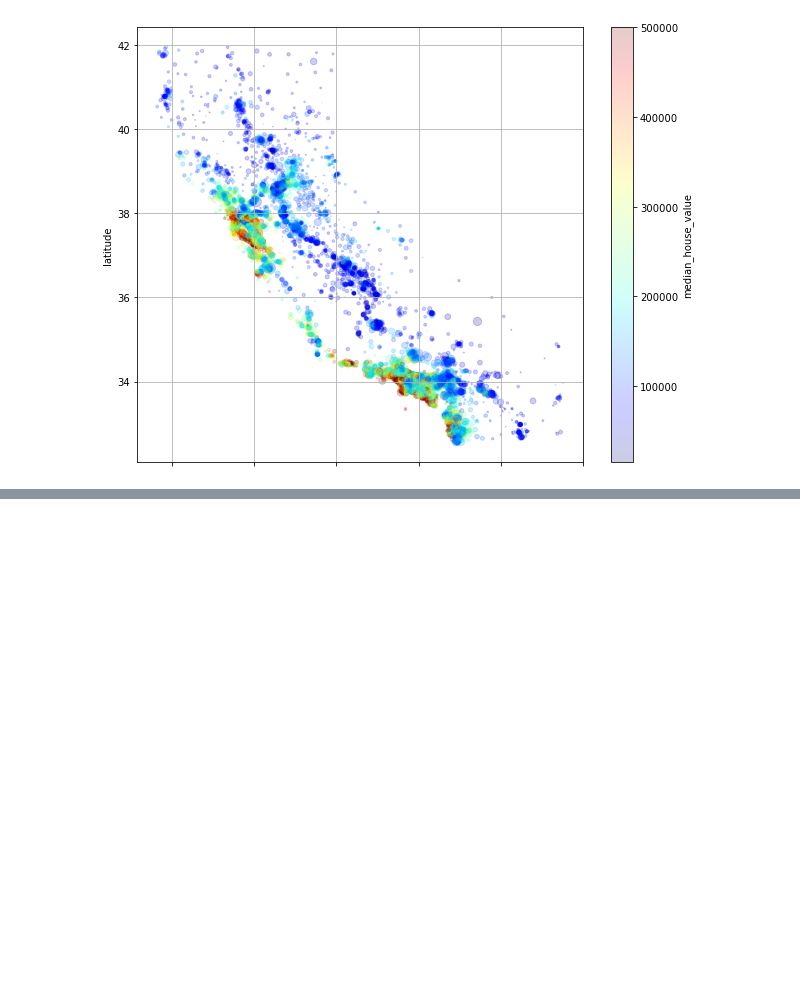
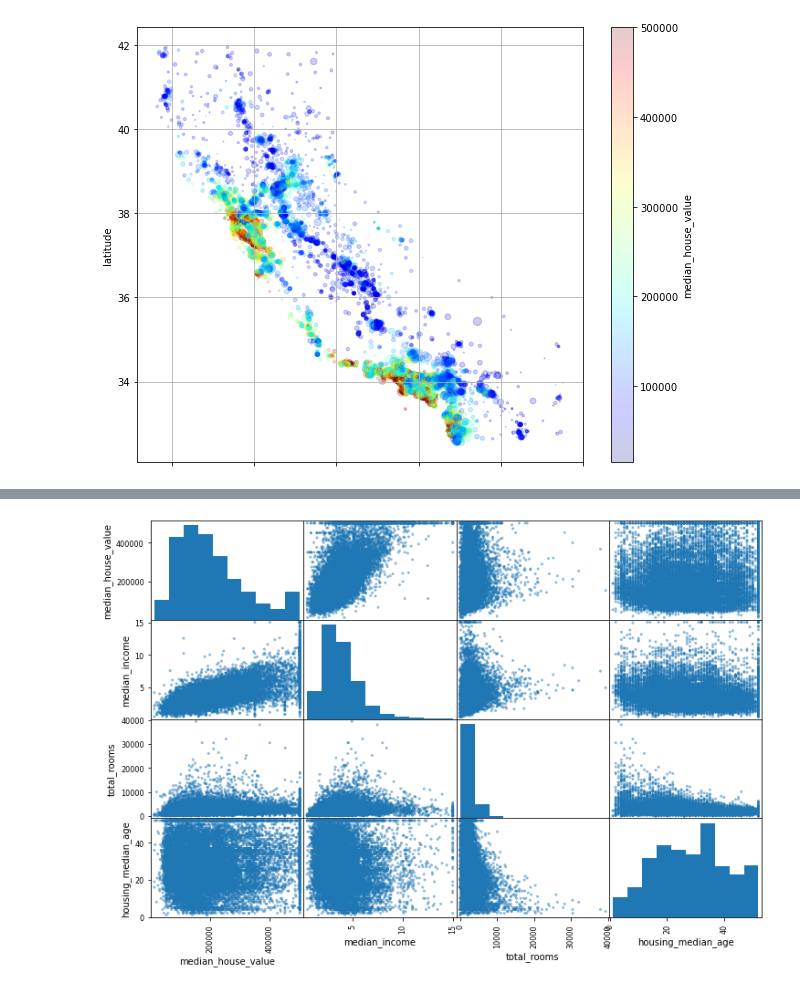
Before and after one commit to thakareakshay1709/my-datascience-learnings, a Jupyter notebook: books/hands-on-ml-3/chapter2/housing/chapter2.ipynb, the cells around one changed output, grey strips where cells are left out. Drawn from its saved outputs; the diff is of its cells as text; code cells hidden in the pictures; blank space fills up the shorter version.

Commit message:
correlations between numerical attributes

```diff
--- a/books/hands-on-ml-3/chapter2/housing/chapter2.ipynb
+++ b/books/hands-on-ml-3/chapter2/housing/chapter2.ipynb
@@ -153,0 +172,8 @@ housing.plot(kind="scatter", x="longitude", y="latitude", alpha=0.2,
+# %%
+# Another way to look the correlations between numerical attributes is scatter plots
+attributes = ["median_house_value", "median_income", "total_rooms", "housing_median_age"]
+scatter_matrix(housing[attributes], figsize=(12,8))
+plt.show()
+# only promising attribute to predict median_house_value would be median_income
+# %% [output]
+[figure, added]
```
Also changed, not shown: parts of 5 cells of this notebook.
